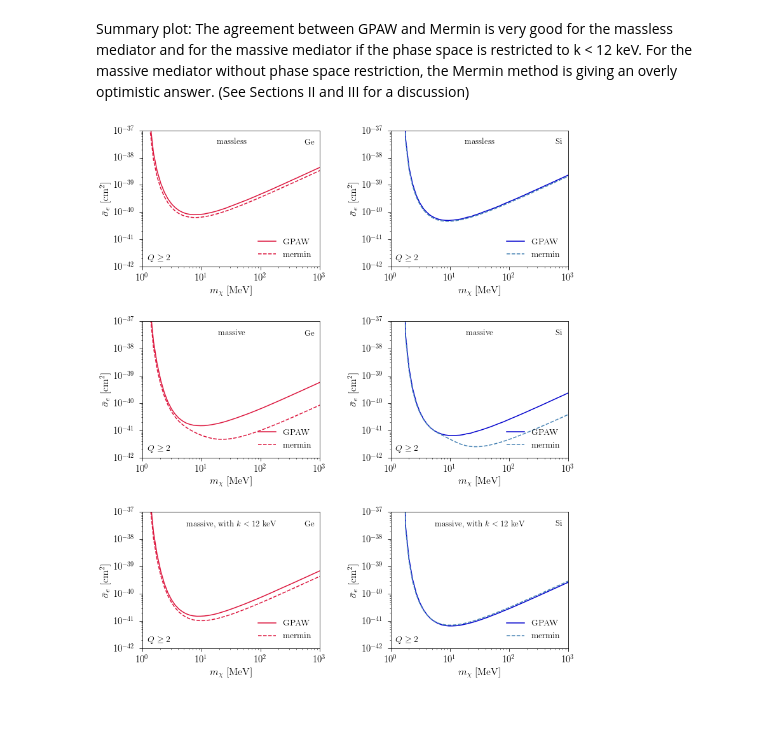
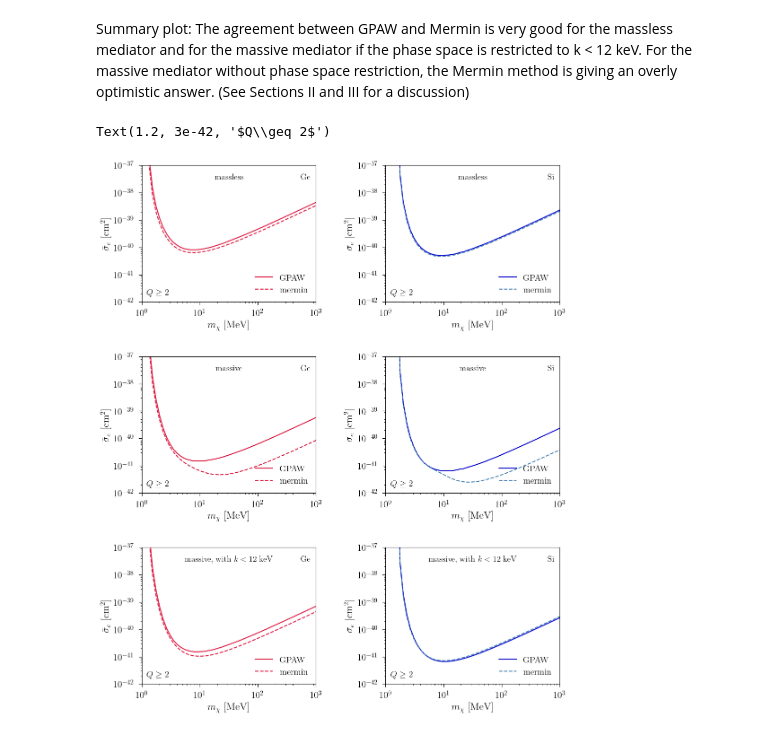
Before and after one commit to tongylin/DarkELF, a Jupyter notebook: examples/darkelf_electron.ipynb, the cells around one changed output. Drawn from its saved outputs; the diff is of its cells as text; code cells hidden in the pictures.

```diff
--- a/examples/darkelf_electron.ipynb
+++ b/examples/darkelf_electron.ipynb
@@ -774,8 +888,8 @@ axs[1][0].legend(frameon=False,loc="lower right")
 
 axs[1][1].plot(masslist*1e-6,limit_Si_GPAW_massive,"-",label="GPAW",color="mediumblue")
 axs[1][1].plot(masslist*1e-6,limit_Si_mermin_massive,"--",label="mermin",color="Steelblue")
-axs[1][1].set_xscale("Log")
-axs[1][1].set_yscale("Log")
+axs[1][1].set_xscale("log")
+axs[1][1].set_yscale("log")
 axs[1][1].set_xlabel("$m_\chi$ [MeV]",fontsize=16)
 axs[1][1].set_ylabel(r"$\bar \sigma_e$ [$\mathrm{cm}^2$]",fontsize=16)
 axs[1][1].set_xlim([1,1e3])
@@ -811,32 +925,32 @@ axs[2][0].set_ylim([1e-42,1e-37])
 axs[2][0].legend(frameon=False,loc="lower right")
 
 axs[2][1].plot(masslist*1e-6,limit_Si_GPAW_massive_kcut,"-",label="GPAW",color="mediumblue")
 axs[2][1].plot(masslist*1e-6,limit_Si_mermin_massive_kcut,"--",label="mermin",color="Steelblue")
 axs[2][1].set_xscale("log")
 axs[2][1].set_yscale("log")
 axs[2][1].set_xlabel("$m_\chi$ [MeV]",fontsize=16)
 axs[2][1].set_ylabel(r"$\bar \sigma_e$ [$\mathrm{cm}^2$]",fontsize=16)
 axs[2][1].set_xlim([1,1e3])
 axs[2][1].set_ylim([1e-42,1e-37])
 axs[2][1].legend(frameon=False,loc="lower right")
 
 axs[2][0].text(10**1.5,axs[0][0].get_ylim()[1]*.5,"massive, with $k<12$ keV",
             fontsize=13,verticalalignment='top',horizontalalignment='center')
 axs[2][1].text(10**1.5,axs[0][0].get_ylim()[1]*.5,"massive, with $k<12$ keV",
             fontsize=13,verticalalignment='top',horizontalalignment='center')
 
 axs[2][0].text(axs[2][0].get_xlim()[1]*.8,axs[2][0].get_ylim()[1]*.5,r"Ge",
             fontsize=13,verticalalignment='top',horizontalalignment='right')
 axs[2][1].text(axs[2][1].get_xlim()[1]*.8,axs[2][1].get_ylim()[1]*.5,r"Si",
             fontsize=13,verticalalignment='top',horizontalalignment='right')
 
 axs[2][0].text(axs[2][0].get_xlim()[0]*1.2,axs[2][0].get_ylim()[0]*3,r"$Q\geq 2$",
             fontsize=14,verticalalignment='top',horizontalalignment='left')
 
 axs[2][1].text(axs[2][0].get_xlim()[0]*1.2,axs[2][0].get_ylim()[0]*3,r"$Q\geq 2$",
             fontsize=14,verticalalignment='top',horizontalalignment='left')
 
-
 fig.savefig(plotdir+"darkelf_electron_7.pdf",bbox_inches='tight')
 # %% [output]
+Text(1.2, 3e-42, '$Q\\geq 2$')
-[figure, old version]
+[figure, new version]
```
Also changed, not shown: parts of 7 cells of this notebook, 13 other files.
